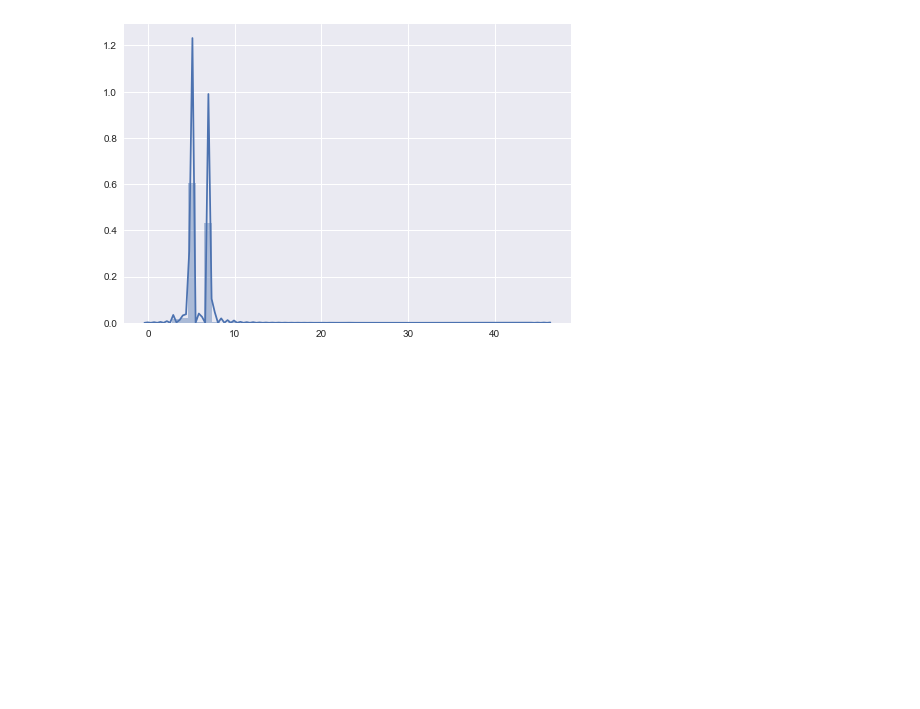
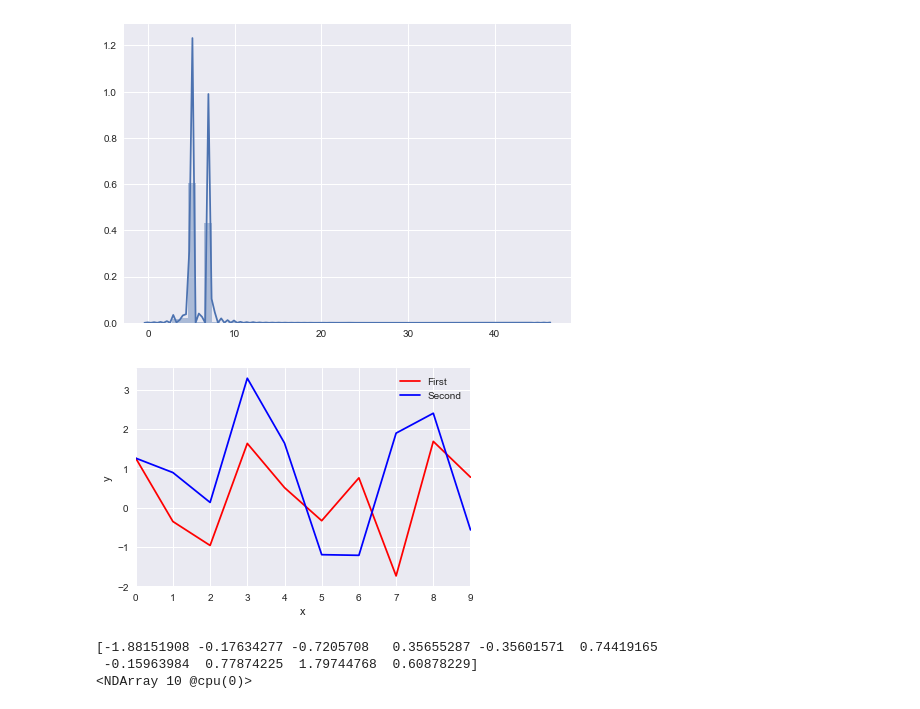
Before and after one commit to Matafight/learn_mxnet, a Jupyter notebook: RNN_/LIBAI/poem_training_dist.ipynb, the cells around one changed output. Drawn from its saved outputs; the diff is of its cells as text; code cells hidden in the pictures; blank space fills up the shorter version.

```diff
--- a/RNN_/LIBAI/poem_training_dist.ipynb
+++ b/RNN_/LIBAI/poem_training_dist.ipynb
@@ -84,0 +82,26 @@ import mxnet as mx
+# %%
+#测试 mx.io.NDArrayIter
+import mxnet as mx
+import mxnet.ndarray as nd
+import seaborn as sen
+import matplotlib.pyplot as plt
+%matplotlib inline
+def draw_curve(vec1,legendfir = 'First',xlabel='x',ylabel='y',vec2=None,legendsec='Second',save_path='.'):
+    ax = sen.tsplot(vec1,color='r',condition=legendfir,legend=True)
+    if vec2!=None:
+        ax2 = sen.tsplot(vec2,color='b',condition=legendsec,legend=True)
+    ax.set(xlabel=xlabel,ylabel=ylabel)
+    plt.savefig(save_path+'/test.png')
+# %%
+test_vec = nd.random_normal(shape=(10,))
+test_vec2 = nd.random_normal(shape=(10,))
+# %%
+draw_curve(test_vec.asnumpy(),vec2=test_vec2.asnumpy())
+# %% [output]
+[figure, added]
+# %%
+test_vec
+# %% [output]
+[-1.88151908 -0.17634277 -0.7205708   0.35655287 -0.35601571  0.74419165
+ -0.15963984  0.77874225  1.79744768  0.60878229]
+<NDArray 10 @cpu(0)>
```
Also changed, not shown: parts of 3 cells of this notebook, 1 other file.
